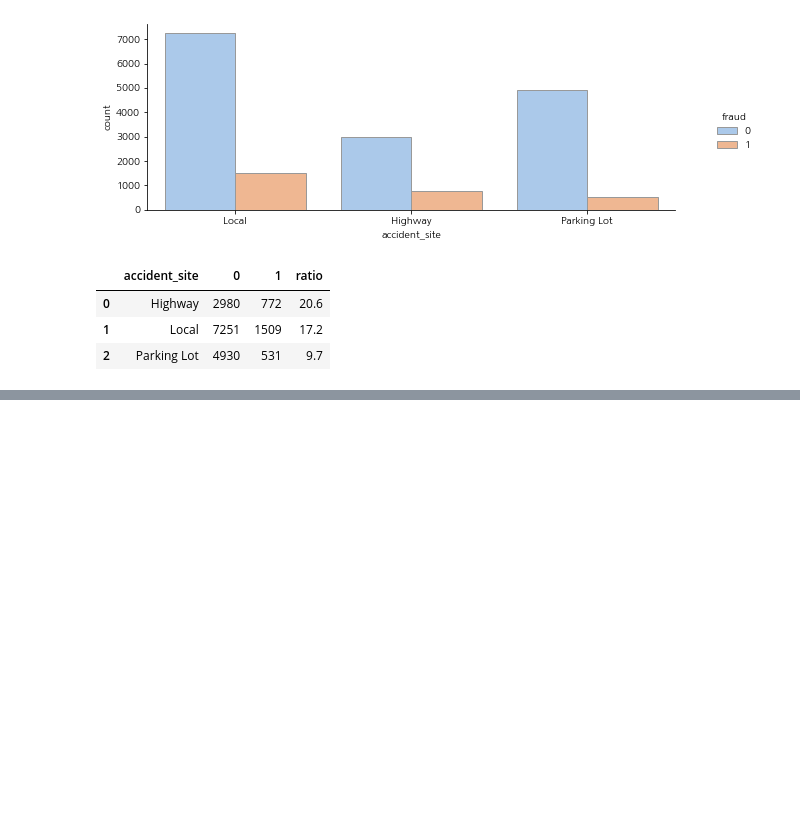
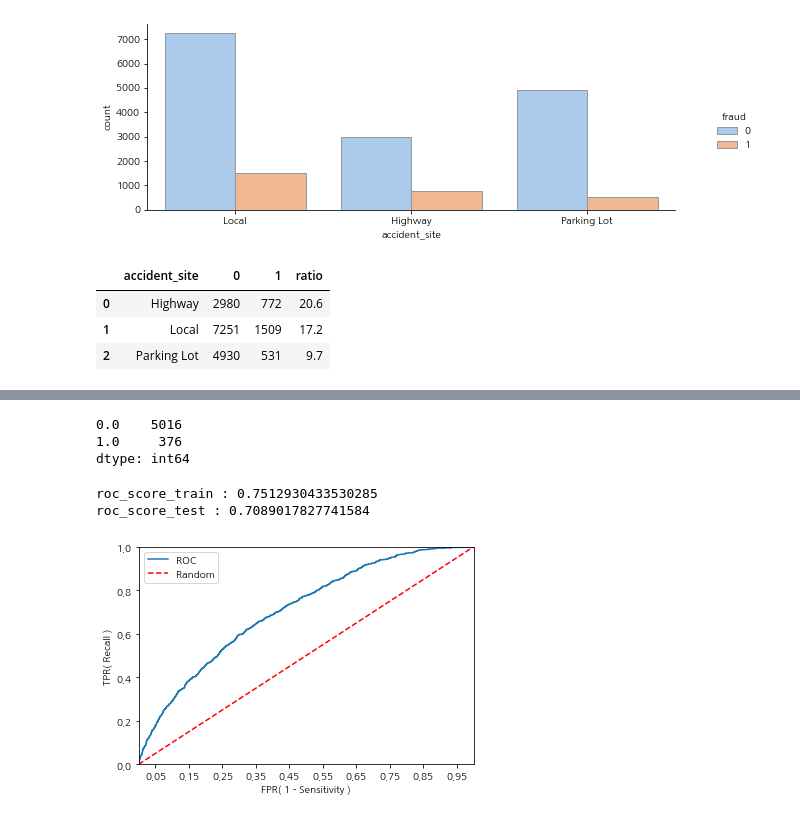
Before and after one commit to seonydg/ml-classification-Insurance-claim-fraud-forecast, a Jupyter notebook: insurance Claim Fraud Forecast.ipynb, the cells around one changed output, grey strips where cells are left out. Cells and saved outputs as stored; diff of their text form; code cells hidden in the pictures; blank space fills up the shorter version.

Commit message:
feat : train

```diff
--- a/insurance Claim Fraud Forecast.ipynb
+++ b/insurance Claim Fraud Forecast.ipynb
@@ -369,0 +385,6 @@ df_pivot.sort_values(by=['ratio'], ascending = False)
+# %%
+# 사용하지 않을 Categorical 변수는 리스트에서 제외
+categoical_list.remove('claim_date')
+# %%
+# 새로 추가한 변수는 없기 때문에 추가
+categoical_list.append('month')
@@ -369,0 +479,48 @@ df_pivot.sort_values(by=['ratio'], ascending = False)
+# %%
+pd.Series(y_pred_test).value_counts()
+# %% [output]
+0.0    5016
+1.0     376
+dtype: int64
+# %%
+# 과적합 문제, Train과 Test set에 성능을 최대한 줄여주는 것이 과적합을 방지
+from sklearn.metrics import roc_auc_score
+
+y_pred_train_proba = clf.predict(x_train)
+y_pred_test_proba = clf.predict(x_test)
+
+
+roc_score_train = roc_auc_score(y_train, y_pred_train_proba)
+roc_score_test = roc_auc_score(y_test, y_pred_test_proba)
+
+print("roc_score_train :", roc_score_train)
+print("roc_score_test :", roc_score_test)
+# %% [output]
+roc_score_train : 0.7512930433530285
+roc_score_test : 0.7089017827741584
+# %%
+from sklearn.metrics import roc_curve
+def roc_curve_plot(y_test , pred_proba_c1):
+    # 임곗값에 따른 FPR, TPR 값을 반환 받음.
+    # FPR : 암환자가 아닌 환자를 암환자라고 잘 못 예측한 비율
+    # TPR : Recall
+    fprs , tprs , thresholds = roc_curve(y_test ,pred_proba_c1)
+
+    # ROC Curve를 plot 곡선으로 그림.
+    plt.plot(fprs , tprs, label='ROC')
+    # 가운데 대각선 직선을 그림.
+    plt.plot([0, 1], [0, 1], 'k--', label='Random', color='red')
+
+    # FPR X 축의 Scale을 0.1 단위로 변경, X,Y 축명 설정등
+    start, end = plt.xlim()
+    plt.xticks(np.round(np.arange(start, end, 0.1),2))
+    plt.xlim(0,1)
+    plt.ylim(0,1)
+    plt.xlabel('FPR( 1 - Sensitivity )')
+    plt.ylabel('TPR( Recall )')
+    plt.legend()
+    plt.show()
+# %%
+roc_curve_plot(y_test, y_pred_test_proba)
+# %% [output]
+[figure, added]
```
Also changed, not shown: parts of 6 cells of this notebook.
